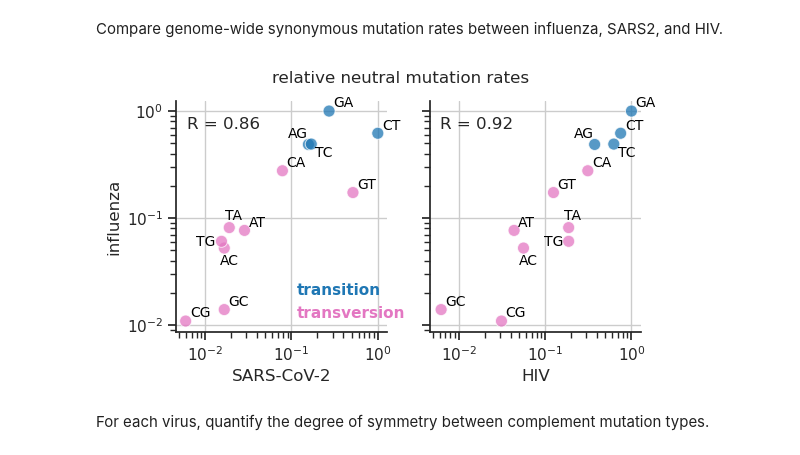
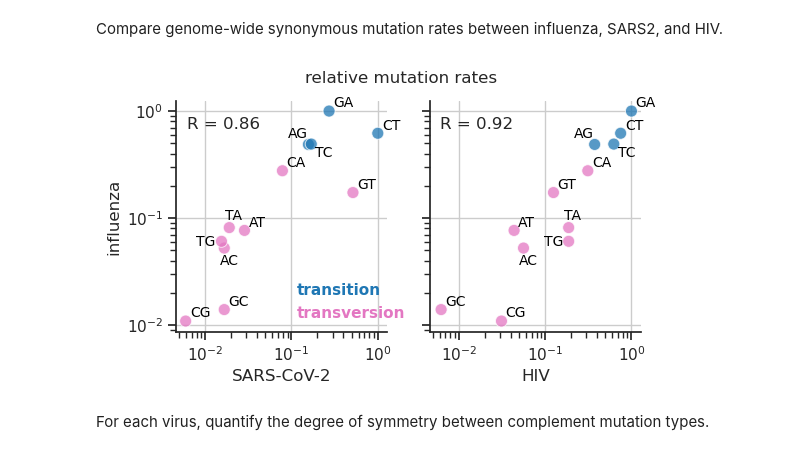
Before and after one commit to matsengrp/flu-mut-rates, a Jupyter notebook: notebooks/analyze_genome_wide_rates.ipynb, the cells around one changed output. Drawn from its saved outputs; the diff is of its cells as text; code cells hidden in the pictures.

```diff
--- a/notebooks/analyze_genome_wide_rates.ipynb
+++ b/notebooks/analyze_genome_wide_rates.ipynb
@@ -162,35 +162,35 @@ for i, virus in enumerate(['SARS-CoV-2', 'HIV']):
             offset = offset_dict[mut_type]
         else:
             offset = (3, 3)
         axs[i].annotate(
             text=mut_type,
             xy=(row[virus], row['influenza']),
             xytext=offset,
             textcoords='offset points',
             fontsize=10,
             color='black'
         )
     # plt.legend(bbox_to_anchor=(1,1))
-    plt.suptitle('relative neutral mutation rates', fontsize=12)
+    plt.suptitle('relative mutation rates', fontsize=12)
     axs[i].set_xscale('log')
     axs[i].set_yscale('log')
     axs[i].grid()
 
 # Get the legend and customize it
 legend = axs[0].legend(loc='lower right', bbox_to_anchor=(1.15, -0.01))
 for handle in legend.legend_handles:
     handle.set_markersize(0)  # Remove markers
 for text, handle in zip(legend.get_texts(), legend.legend_handles):
     text.set_color(handle.get_color())  # Color text
     text.set_weight('bold')  # Make text bold
 legend.set_frame_on(False)
 
 axs[1].get_legend().remove()
 sns.despine()
 plt.savefig('../results/figures/genome_wide_rates_comparison.png', dpi=300, bbox_inches='tight')
 plt.show()
 # %% [output]
-[figure, old version]
+[figure, new version]
 # %% [markdown]
 For each virus, quantify the degree of symmetry between complement mutation types.
 # %%
```
Also changed, not shown: 1 other file.
